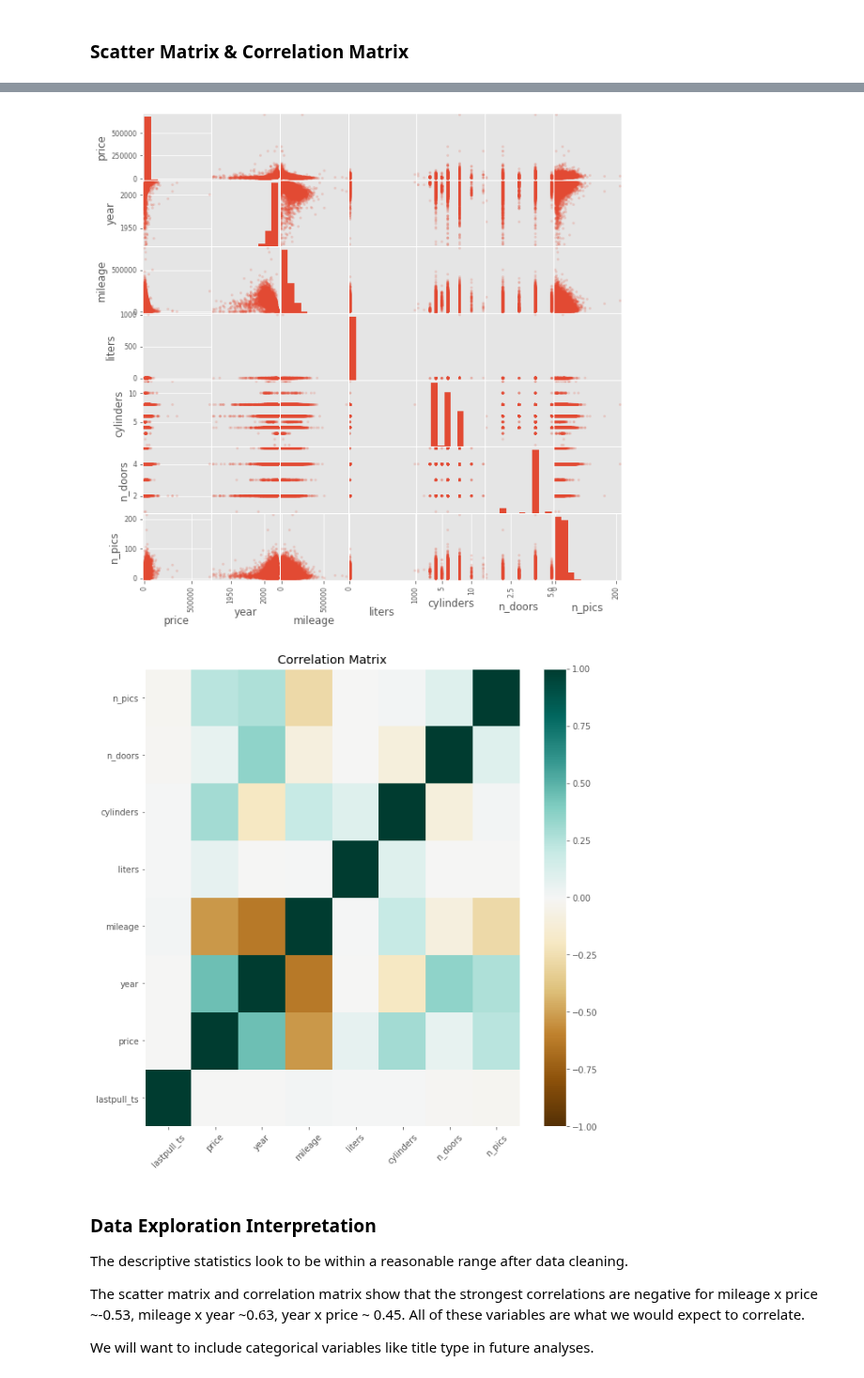
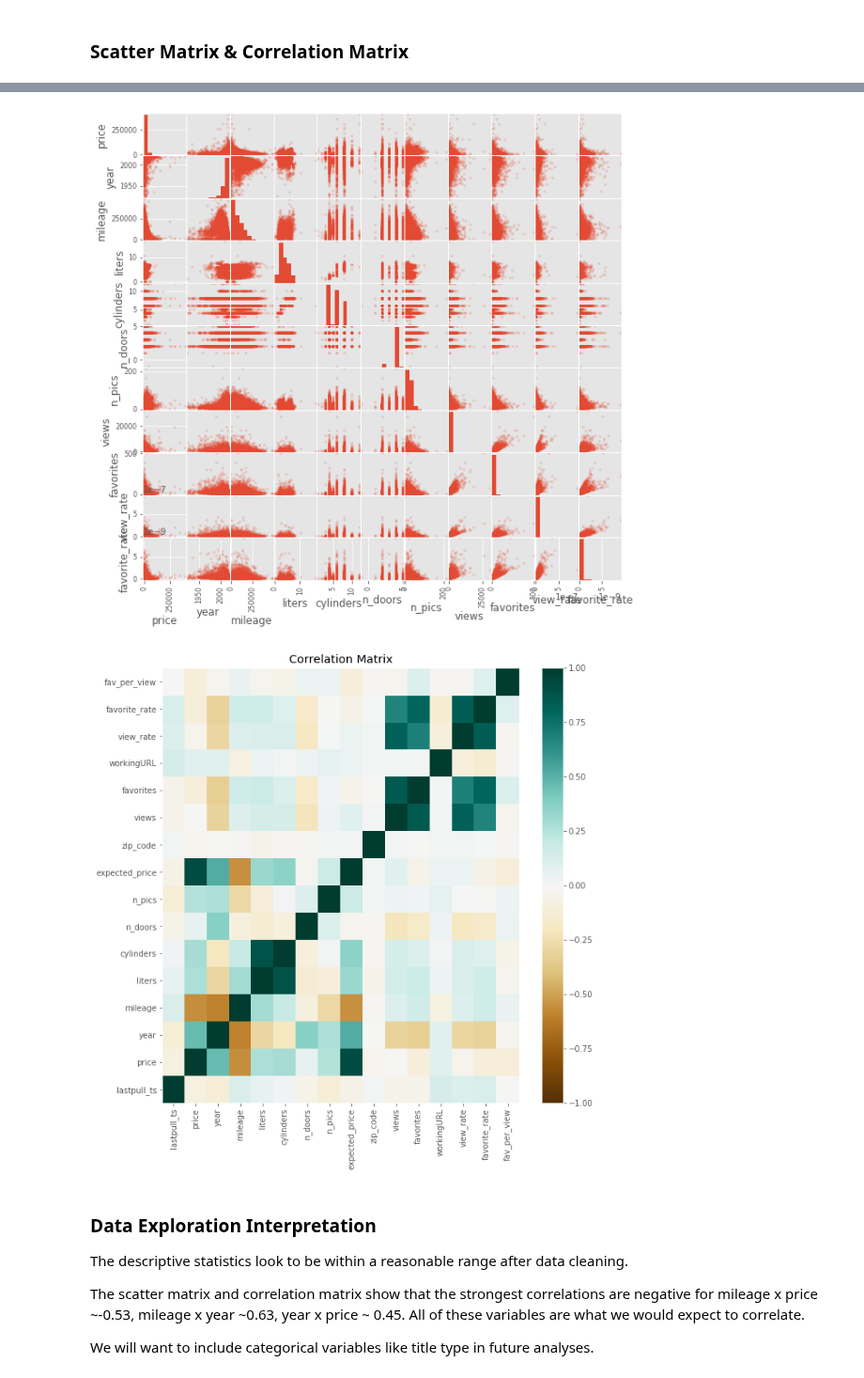
Before and after one commit to taylorch626/automodeals, a Jupyter notebook: Data_Exploration_Analysis.ipynb, the cells around one changed output, grey strips where cells are left out. Shown at 94% size. Cells and saved outputs as stored; diff of their text form; code cells hidden in the pictures.

```diff
--- a/Data_Exploration_Analysis.ipynb
+++ b/Data_Exploration_Analysis.ipynb
@@ -90,8 +91,12 @@ plt.title('Cleaned Year Histogram')
 plt.figure()
 cars["price"].plot.hist(bins=100)
 plt.title('Original Price Histogram')
-# any cars with a price less than $100 changed to None
+# any cars with a price less than $100 or greater than $500,000 changed to None
 cars.loc[(cars.price < 100),'price']=None
+# expcars = cars['price'] > 500000
+# expcars = cars[expcars]
+# display(expcars)
+cars.loc[(cars.price > 500000),'price']=None
 plt.figure()
 cars["price"].plot.hist(bins=100)
 plt.title('Cleaned Price Histogram')
@@ -100,11 +105,27 @@ plt.title('Cleaned Price Histogram')
 plt.figure()
 cars["mileage"].plot.hist(bins=100)
 plt.title('Original Mileage Histogram')
-# any cars with a mileage less than 900000 changed to None
-cars.loc[(cars.mileage > 900000),'mileage']=None
+# any cars with a mileage greater than 500000 changed to None
+cars.loc[(cars.mileage > 500000),'mileage']=None
 plt.figure()
 cars["mileage"].plot.hist(bins=100)
 plt.title('Cleaned Mileage Histogram')
 
+# Check Liters
+plt.figure()
+cars["liters"].plot.hist(bins=100)
+plt.title('Original Liters Histogram')
+# any cars with a mileage greater than 500000 changed to None
+cars.loc[(cars.liters > 100),'liters']=None
+plt.figure()
+cars["liters"].plot.hist(bins=100)
+plt.title('Cleaned Liters Histogram')
+
+# Check fav_per_view
+# any cars with inf or Nan changed to None
+cars.loc[(cars.fav_per_view > 2),'fav_per_view']=None
+# cars.loc[(cars.fav_per_view == NaN),'fav_per_view']=None
+
+
 cars.describe()
 # %% [output]
@@ -131,7 +183,7 @@ Looking at the histograms and descriptive statistics had to clean the data and r
 # %%
 # Check histograms and scatter matrix for outliers
 # Scatter Matrix
-scatter_matrix(cars[["price", "year", "mileage", "liters", "cylinders", "n_doors", "n_pics"]], alpha = 0.2, figsize=(10, 10))
+scatter_matrix(cars[["price", "year", "mileage", "liters", "cylinders", "n_doors", "n_pics",'views','favorites','view_rate','favorite_rate']], alpha = 0.2, figsize=(10, 10))
 print()
 
 # Correlation Matrix
@@ -139,8 +191,8 @@ print()
 fig = plt.figure(figsize=(10,10));
 ax = fig.add_subplot(111)
 plt.pcolor(cars.corr(),vmin=-1,vmax=1, cmap=plt.cm.get_cmap('BrBG'))
-labels = ['lastpull_ts','price','year','mileage','liters','cylinders','n_doors','n_pics'] # check labels for final df
-plt.xticks([i+0.5 for i in range(len(labels))],labels=labels,rotation=45)
+labels = ['lastpull_ts','price','year','mileage','liters','cylinders','n_doors','n_pics','expected_price','zip_code','views','favorites','workingURL','view_rate','favorite_rate','fav_per_view'] # check labels for final df
+plt.xticks([i+0.5 for i in range(len(labels))],labels=labels,rotation=90)
 plt.yticks([i+0.5 for i in range(len(labels))],labels=labels)
 plt.title("Correlation Matrix");
 plt.colorbar();
@@ -158,5 +218,5 @@ display(cars.corr())
-[figure, old version]
+[figure, new version]
-[figure, old version]
+[figure, new version]
 # %% [markdown]
 ### Data Exploration Interpretation
 The descriptive statistics look to be within a reasonable range after data cleaning.
```
Also changed, not shown: parts of 12 cells of this notebook.
